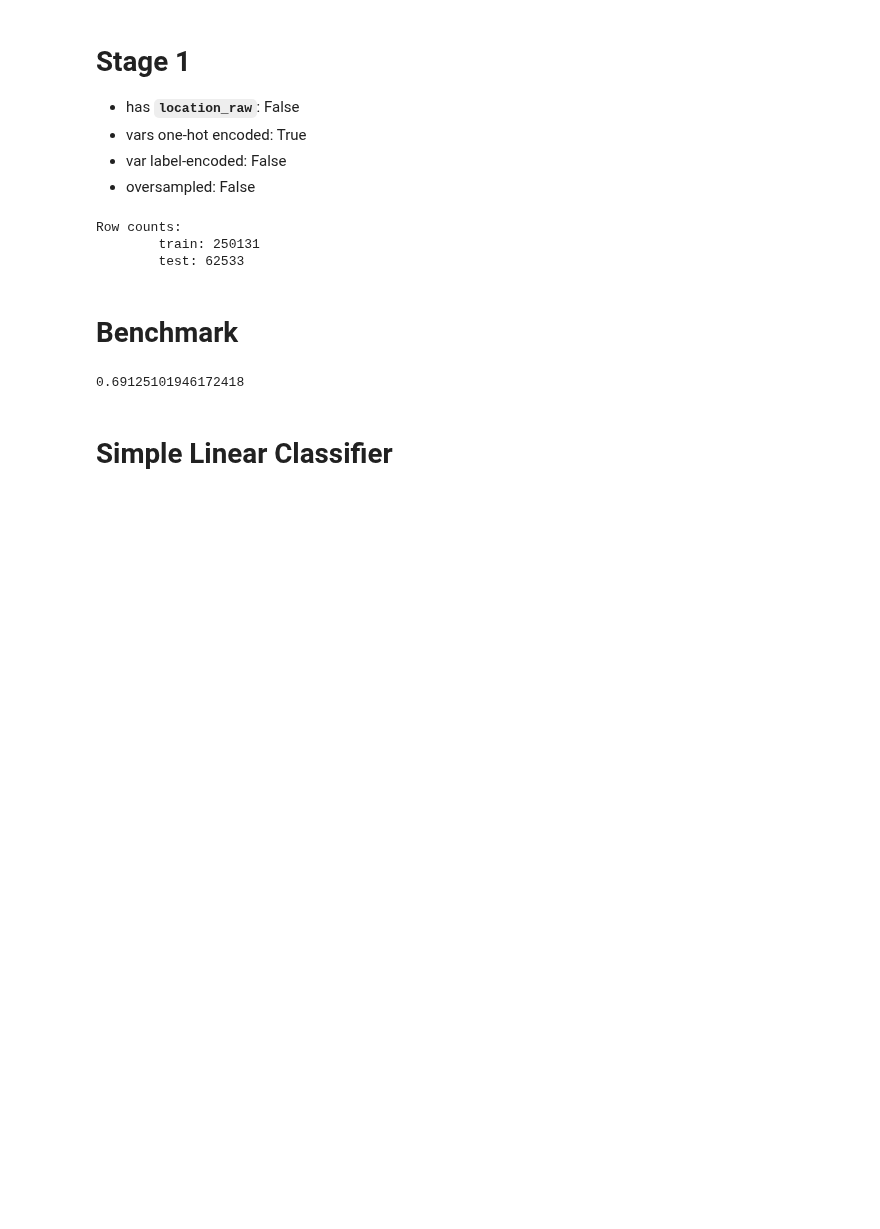
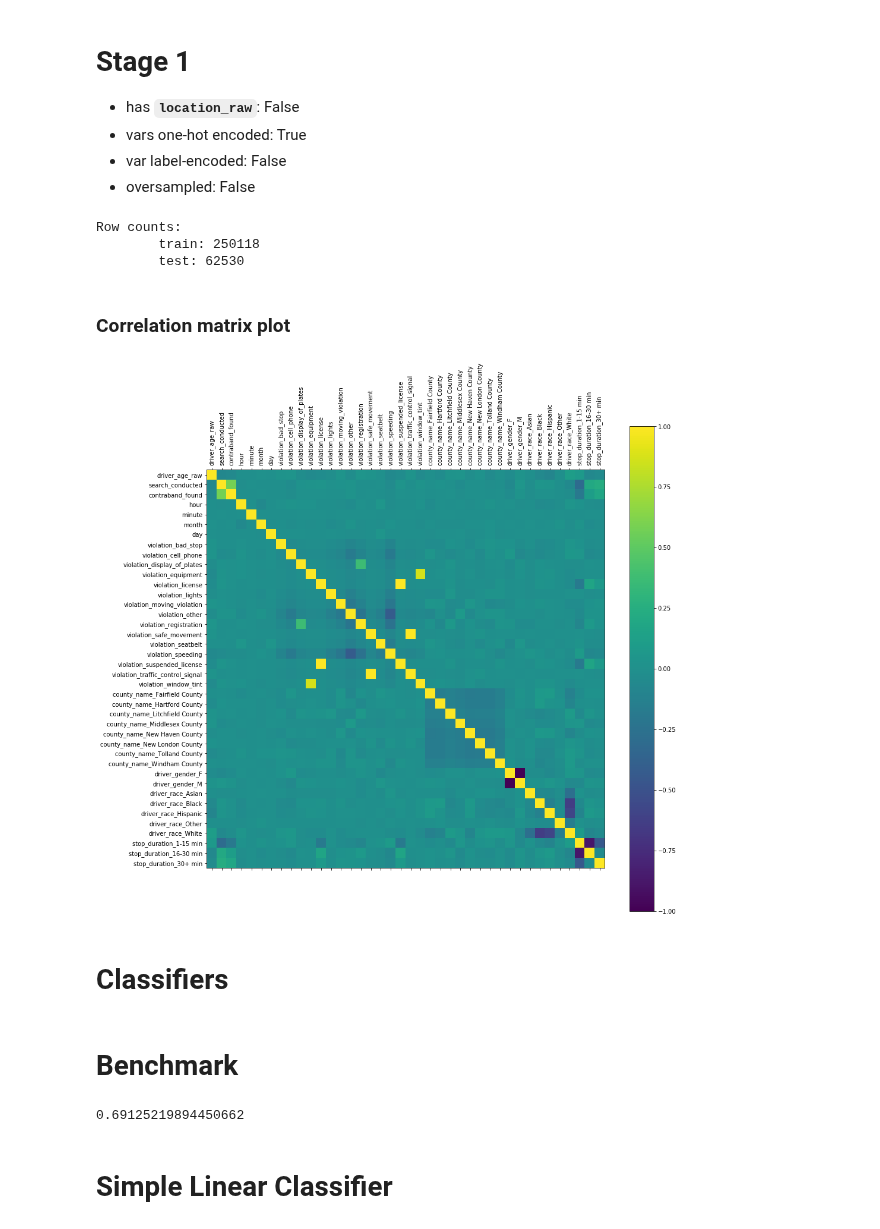
Before and after one commit to patrickmpoon/machine-learning, a Jupyter notebook: projects/capstone/Stage 1.ipynb, the cells around one changed output. Cells and saved outputs as stored; diff of their text form; code cells hidden in the pictures; blank space fills up the shorter version.

```diff
--- a/projects/capstone/Stage 1.ipynb
+++ b/projects/capstone/Stage 1.ipynb
@@ -21,13 +21,42 @@ from sklearn.model_selection import train_test_split
 %matplotlib inline
 %load_ext autoreload
 # %%
-X_train = pickle.load(open('./data/stage6-train.pkl', 'rb'))
+X_train = pickle.load(open('./data/stage1-train.pkl', 'rb'))
 y_train = X_train.pop('stop_outcome')
-X_test = pickle.load(open('./data/stage6-test.pkl', 'rb'))
+X_test = pickle.load(open('./data/stage1-test.pkl', 'rb'))
 y_test = X_test.pop('stop_outcome')
 
 print('Row counts:\n\ttrain: {}\n\ttest: {}'.format(X_train.shape[0], X_test.shape[0]))
 # %% [output]
 Row counts:
-        train: 250131
-        test: 62533
+        train: 250118
+        test: 62530
+# %% [markdown]
+### Correlation matrix plot
+# %%
+import matplotlib.pyplot as plt
+import pandas
+import numpy
+
+# url = "https://raw.githubusercontent.com/jbrownlee/Datasets/master/pima-indians-diabetes.data.csv"
+# names = ['preg', 'plas', 'pres', 'skin', 'test', 'mass', 'pedi', 'age', 'class']
+# data = pandas.read_csv(url, names=names)
+# correlations = data.corr()
+names = X_train.columns.values
+correlations = X_train.corr()
+
+# plot correlation matrix
+fig = plt.figure(figsize=(15, 15))
+ax = fig.add_subplot(111)
+cax = ax.matshow(correlations, vmin=-1, vmax=1)
+fig.colorbar(cax)
+ticks = numpy.arange(0,names.shape[0],1)
+ax.set_xticks(ticks)
+ax.set_yticks(ticks)
+ax.set_xticklabels(names, rotation=90)
+ax.set_yticklabels(names)
+plt.show()
+# %% [output]
+[figure, added]
+# %% [markdown]
+# Classifiers
@@ -48,10 +122,11 @@ Row counts:
 # %% [markdown]
 # Benchmark
 # %%
+# LabelEncoded value for "Ticket" outcome is 2
 predictions = [2]
 accuracy_score(y_test, predictions * y_test.shape[0])
 # %% [output]
-0.69125101946172418
+0.69125219894450662
 # %% [markdown]
 # Simple Linear Classifier
 # %%
```
Also changed, not shown: parts of 18 cells of this notebook, 15 other files.
